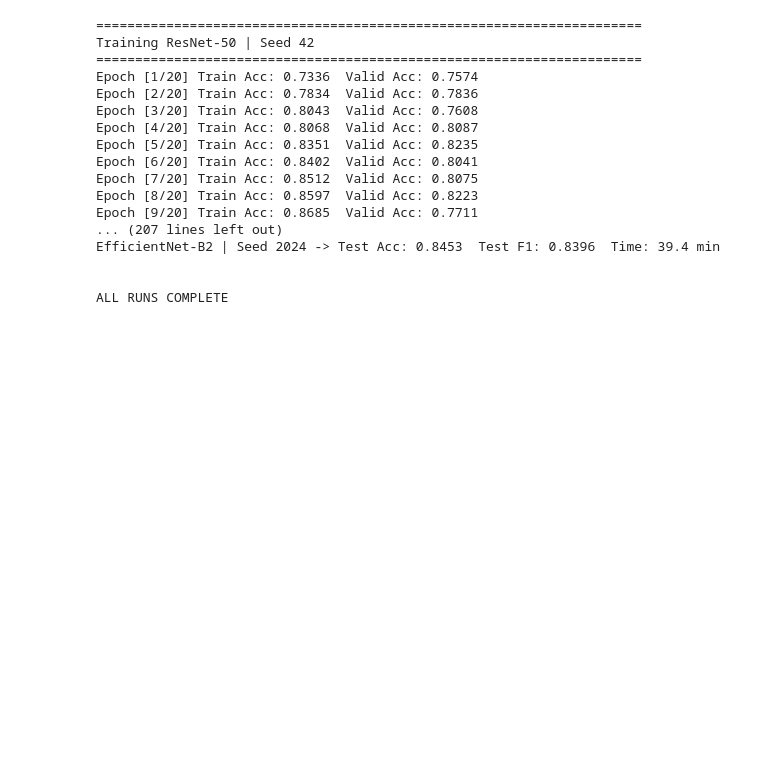
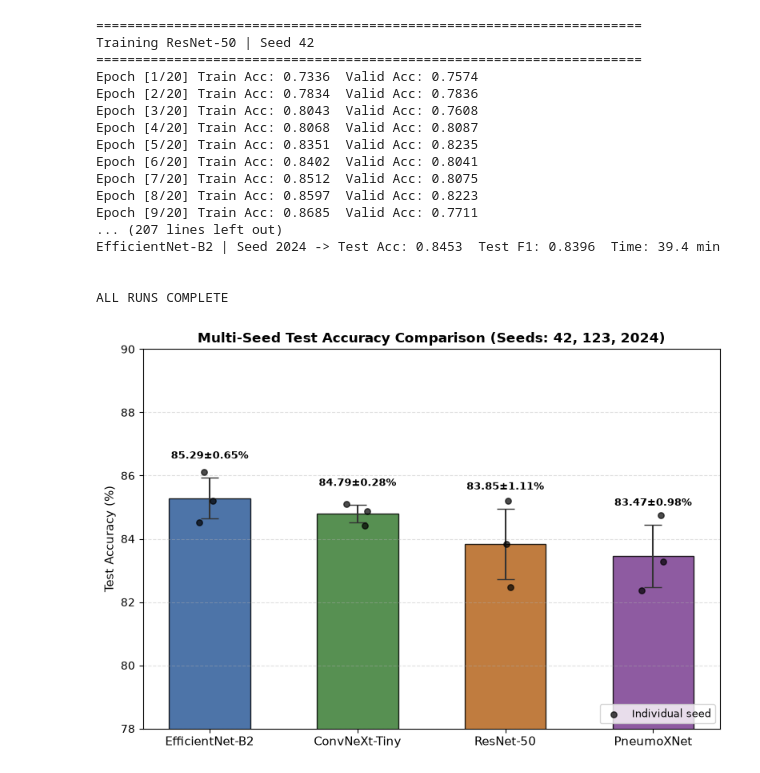
Before and after one commit to jaimulhaque/Pneumonia-MultiModel-XAI, a Jupyter notebook: notebooks/12_Baselines_260px_Retrain.ipynb, the cells around one changed output. Cells and saved outputs as stored; diff of their text form; code cells hidden in the pictures; blank space fills up the shorter version.

```diff
--- a/notebooks/12_Baselines_260px_Retrain.ipynb
+++ b/notebooks/12_Baselines_260px_Retrain.ipynb
@@ -289,3 +289,87 @@ EfficientNet-B2 | Seed 2024 -> Test Acc: 0.8453  Test F1: 0.8396  Time: 39.4 min
 
 
 ALL RUNS COMPLETE
+# %%
+# ============================================================
+# Cell: Multi-Seed Comparison Chart (reads saved CSVs directly)
+# ============================================================
+
+import pandas as pd
+import numpy as np
+import matplotlib.pyplot as plt
+from pathlib import Path
+
+PROJECT_ROOT = Path("/mnt/g/Research paper/Research paper/Pneumonia-MultiModel-XAI")
+RESULTS_DIR = PROJECT_ROOT / "results"
+
+BASELINES_CSV = RESULTS_DIR / "baselines_multiseed_results.csv"
+PNEUMOXNET_CSV = RESULTS_DIR / "pneumoxnet_multiseed_results.csv"
+
+FIGURES_DIR = PROJECT_ROOT / "figures"
+FIGURES_DIR.mkdir(parents=True, exist_ok=True)
+
+# ---- Load and combine data ----
+baselines_df = pd.read_csv(BASELINES_CSV)
+pneumoxnet_df = pd.read_csv(PNEUMOXNET_CSV)
+pneumoxnet_df["model"] = "PneumoXNet"   # ensure consistent column name
+
+combined_df = pd.concat([
+    baselines_df[["model", "seed", "test_accuracy"]],
+    pneumoxnet_df[["model", "seed", "test_accuracy"]]
+], ignore_index=True)
+
+# Fixed display order
+model_order = ["EfficientNet-B2", "ConvNeXt-Tiny", "ResNet-50", "PneumoXNet"]
+colors = ["#2E5C99", "#3A7D34", "#B5651D", "#7A3E91"]
+
+data = {m: combined_df[combined_df["model"] == m]["test_accuracy"].values for m in model_order}
+
+means = [np.mean(data[m]) * 100 for m in model_order]
+stds = [np.std(data[m]) * 100 for m in model_order]
+
+# ---- Plot ----
+fig, ax = plt.subplots(figsize=(8, 5.5))
+x = np.arange(len(model_order))
+
+ax.bar(x, means, yerr=stds, capsize=8, color=colors, alpha=0.85,
+       edgecolor="black", linewidth=1.0, width=0.55,
+       error_kw={"linewidth": 1.5, "ecolor": "#333333"})
+
+rng = np.random.default_rng(0)
+for i, m in enumerate(model_order):
+    vals = data[m] * 100
+    jitter = rng.uniform(-0.08, 0.08, size=len(vals))
+    ax.scatter(np.full(len(vals), x[i]) + jitter, vals,
+               color="black", s=28, zorder=5, alpha=0.7,
+               label="Individual seed" if i == 0 else None)
+
+for i, (m_val, s_val) in enumerate(zip(means, stds)):
+    ax.text(x[i], m_val + s_val + 0.6, f"{m_val:.2f}±{s_val:.2f}%",
+            ha="center", fontsize=9.5, fontweight="bold")
+
+ax.set_xticks(x)
+ax.set_xticklabels(model_order, fontsize=10.5)
+ax.set_ylabel("Test Accuracy (%)", fontsize=11)
+ax.set_ylim(78, 90)
+ax.set_title("Multi-Seed Test Accuracy Comparison (Seeds: 42, 123, 2024)", fontsize=12, fontweight="bold")
+ax.grid(axis="y", linestyle="--", alpha=0.4)
+ax.legend(loc="lower right", fontsize=9)
+
+plt.tight_layout()
+
+output_path = FIGURES_DIR / "multiseed_comparison.png"
+plt.savefig(output_path, dpi=220, bbox_inches="tight")
+plt.show()
+
+print(f"Saved to: {output_path}")
+
+# ---- Print summary table too ----
+summary = combined_df.groupby("model")["test_accuracy"].agg(["mean", "std", "count"]).reindex(model_order)
+summary.columns = ["Mean Accuracy", "Std Dev", "N Seeds"]
+summary["Mean Accuracy"] = (summary["Mean Accuracy"] * 100).round(2)
+summary["Std Dev"] = (summary["Std Dev"] * 100).round(2)
+print("\n" + "=" * 50)
+print(summary.to_string())
+print("=" * 50)
+# %% [output]
+[figure, added]
```
Also changed, not shown: parts of 1 cell of this notebook, 1 other file.
